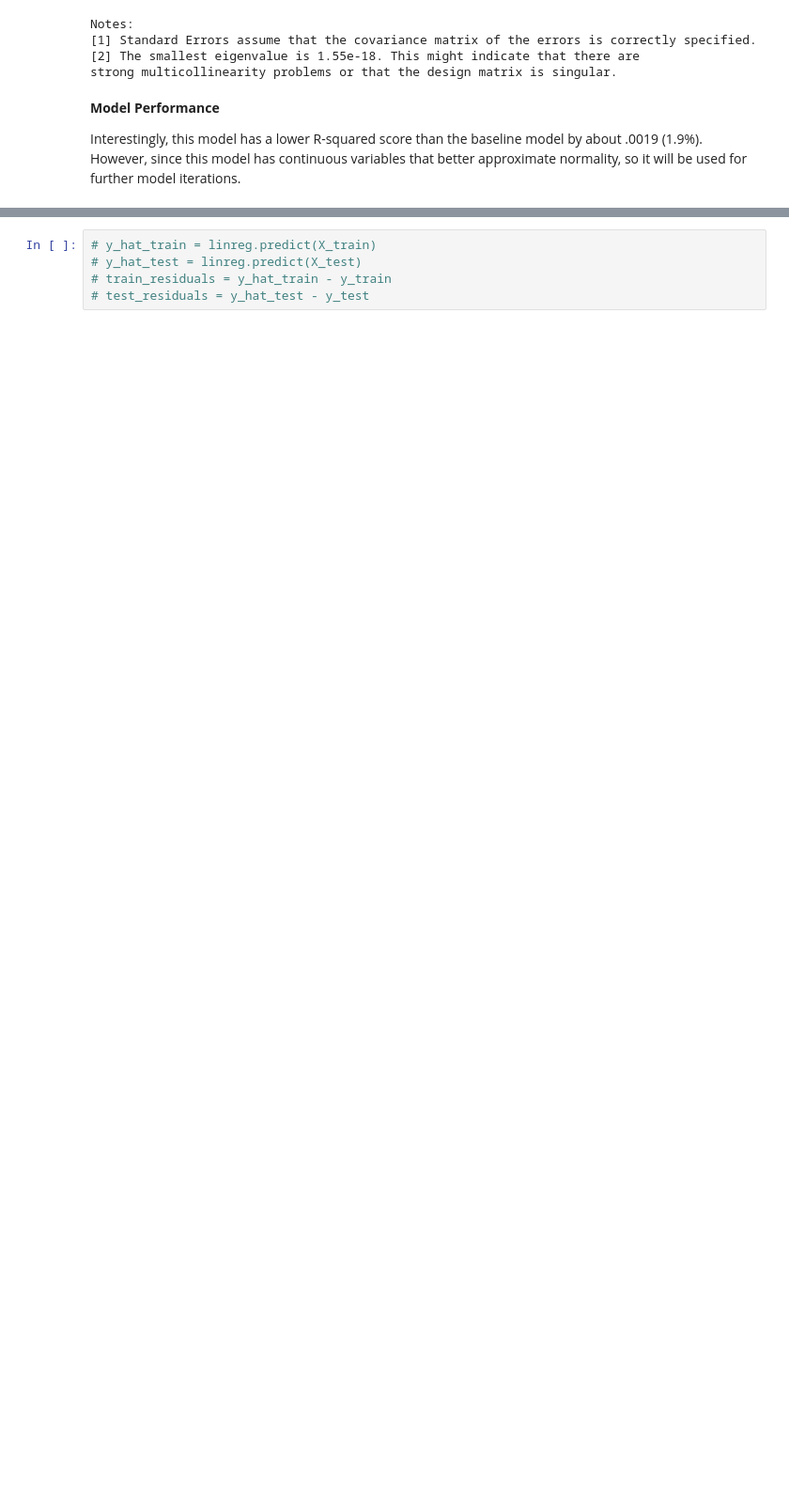
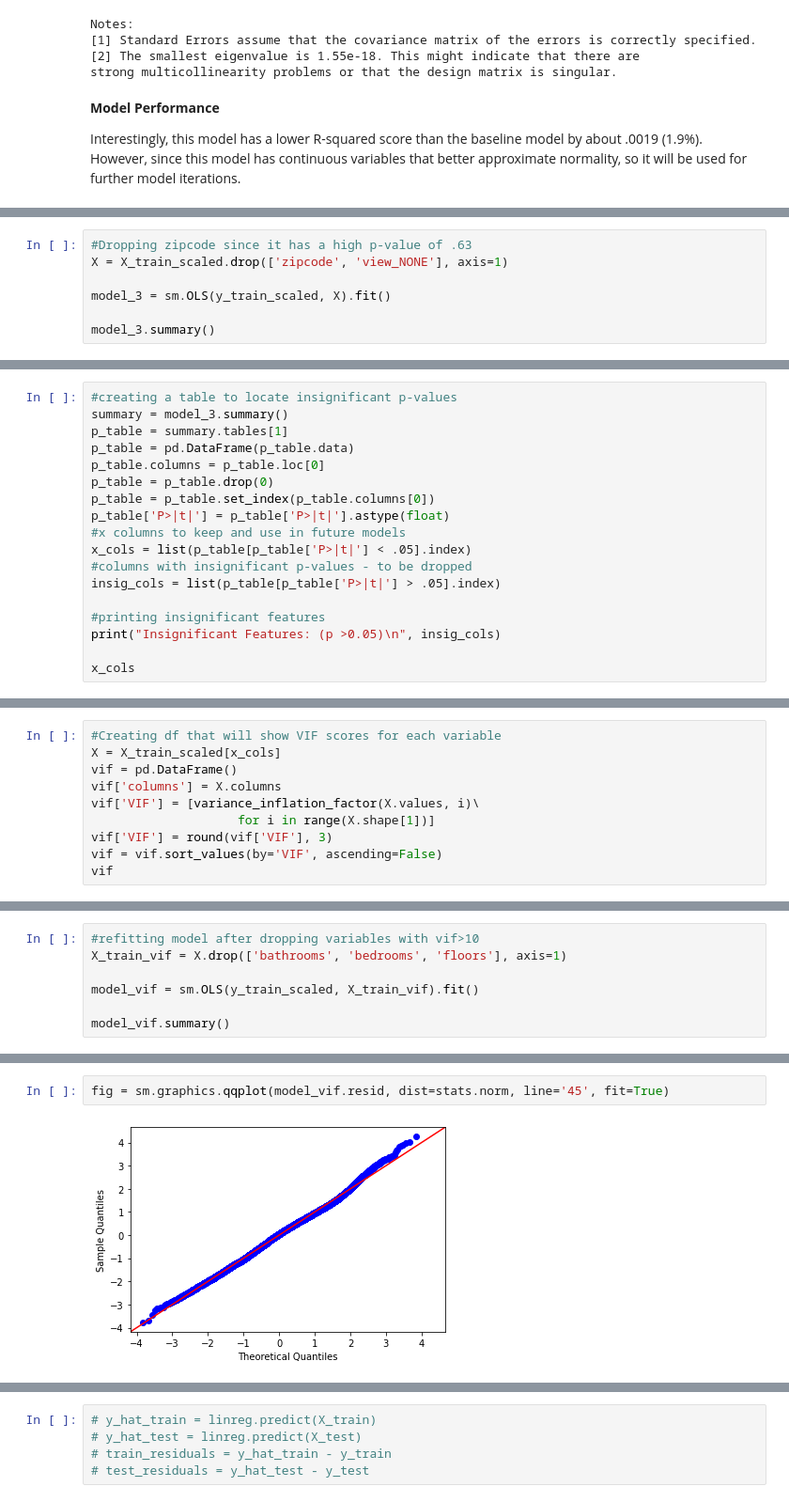
Before and after one commit to kevin-culver/home_sales_analysis, a Jupyter notebook: index_draft.ipynb, the cells around one changed output, grey strips where cells are left out. Shown: that part at 94% size. Saved outputs shown, nothing was run; the diff lists cells and outputs as text; blank space fills up the shorter version.

Commit message:
compute p-values and VIF scores

```diff
--- a/index_draft.ipynb
+++ b/index_draft.ipynb
@@ -510,0 +584,7 @@ p_table.head()
+# %%
+#Dropping zipcode since it has a high p-value of .63
+X = X_train_scaled.drop(['zipcode', 'view_NONE'], axis=1)
+
+model_3 = sm.OLS(y_train_scaled, X).fit()
+
+model_3.summary()
@@ -510,0 +627,18 @@ p_table.head()
+# %%
+#creating a table to locate insignificant p-values
+summary = model_3.summary()
+p_table = summary.tables[1]
+p_table = pd.DataFrame(p_table.data)
+p_table.columns = p_table.loc[0]
+p_table = p_table.drop(0)
+p_table = p_table.set_index(p_table.columns[0])
+p_table['P>|t|'] = p_table['P>|t|'].astype(float)
+#x columns to keep and use in future models
+x_cols = list(p_table[p_table['P>|t|'] < .05].index)
+#columns with insignificant p-values - to be dropped
+insig_cols = list(p_table[p_table['P>|t|'] > .05].index)
+
+#printing insignificant features
+print("Insignificant Features: (p >0.05)\n", insig_cols)
+
+x_cols
@@ -510,0 +669,10 @@ p_table.head()
+# %%
+#Creating df that will show VIF scores for each variable
+X = X_train_scaled[x_cols]
+vif = pd.DataFrame()
+vif['columns'] = X.columns
+vif['VIF'] = [variance_inflation_factor(X.values, i)\
+                    for i in range(X.shape[1])]
+vif['VIF'] = round(vif['VIF'], 3)
+vif = vif.sort_values(by='VIF', ascending=False)
+vif
@@ -510,0 +706,7 @@ p_table.head()
+# %%
+#refitting model after dropping variables with vif>10
+X_train_vif = X.drop(['bathrooms', 'bedrooms', 'floors'], axis=1)
+
+model_vif = sm.OLS(y_train_scaled, X_train_vif).fit()
+
+model_vif.summary()
@@ -510,0 +751,4 @@ p_table.head()
+# %%
+fig = sm.graphics.qqplot(model_vif.resid, dist=stats.norm, line='45', fit=True)
+# %% [output]
+[figure, added]
```
Also changed, not shown: parts of 41 cells of this notebook.
